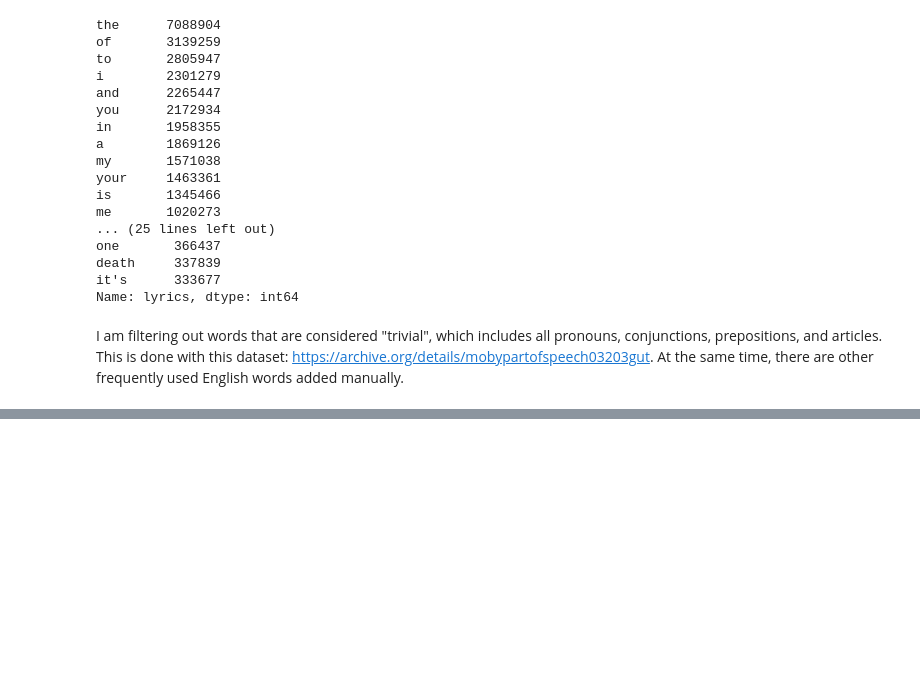
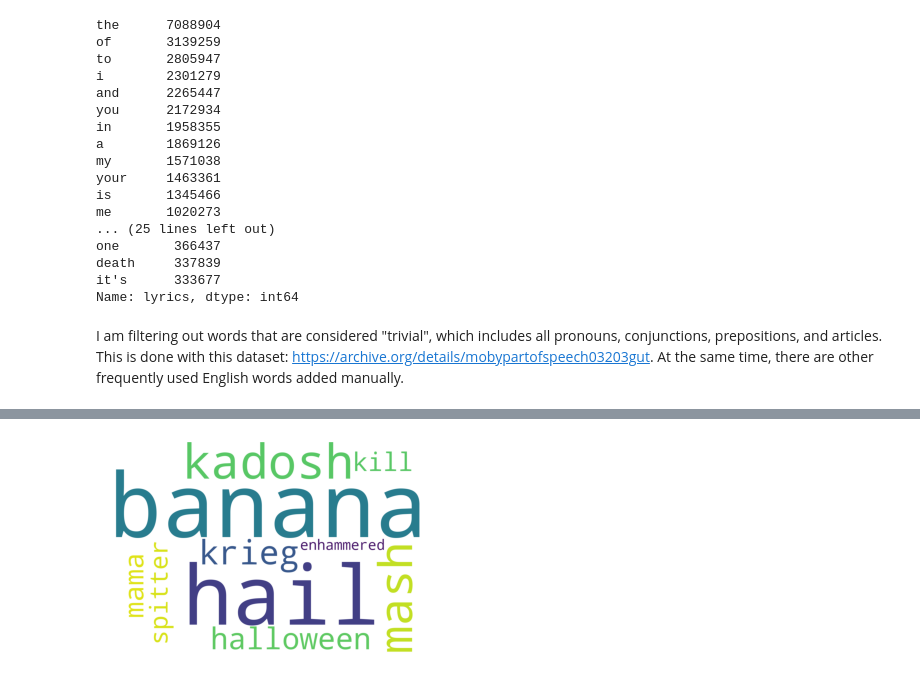
Before and after one commit to theta-lin/stats_102_final, a Jupyter notebook: lyrics_analysis.ipynb, the cells around one changed output, grey strips where cells are left out. Drawn from its saved outputs; the diff is of its cells as text; code cells hidden in the pictures; blank space fills up the shorter version.

```diff
--- a/lyrics_analysis.ipynb
+++ b/lyrics_analysis.ipynb
@@ -178,0 +177,8 @@ gtl
+# %%
+# explode is performed in the generic column
+gtl_genre = gtl.explode('genre')
+# %%
+# explode is performed in the theme column
+gtl_genre_theme= gtl_genre.explode('theme')
+# Up to 20 themes
+gtl_genre_theme["theme"].value_counts()[1:20]
@@ -178,0 +242,29 @@ gtl
+# %%
+# Provide genre and theme to draw word cloud map
+def  plot_word(genre,theme):
+    # Filtering operation
+    df =  gtl_genre_theme[(gtl_genre_theme["genre"] == genre) & (gtl_genre_theme["theme"] == theme)]
+    from itertools import chain
+    df.index = range(len(df))
+    d = {}
+#     print(len(df))
+    for i in range(len(df)):
+        # Merge dictionaries
+        d2 = gtl_genre_black_metal["lyrics"][i]
+        d = dict(chain(d.items(), d2.items()))
+    # plot
+    wc = WordCloud(
+    max_words=10,  # Maximum words displayed
+    background_color="white",  # Set the background to white, default to black
+    width = 1500,
+    height= 960,
+    margin= 10
+    )
+    wc.generate_from_frequencies(d)  # Generate word cloud from dictionary
+    plt.imshow(wc)
+    plt.axis('off')
+    plt.show()
+# %%
+plot_word("death metal","war")
+# %% [output]
+[figure, added]
```
Also changed, not shown: parts of 18 cells of this notebook.
